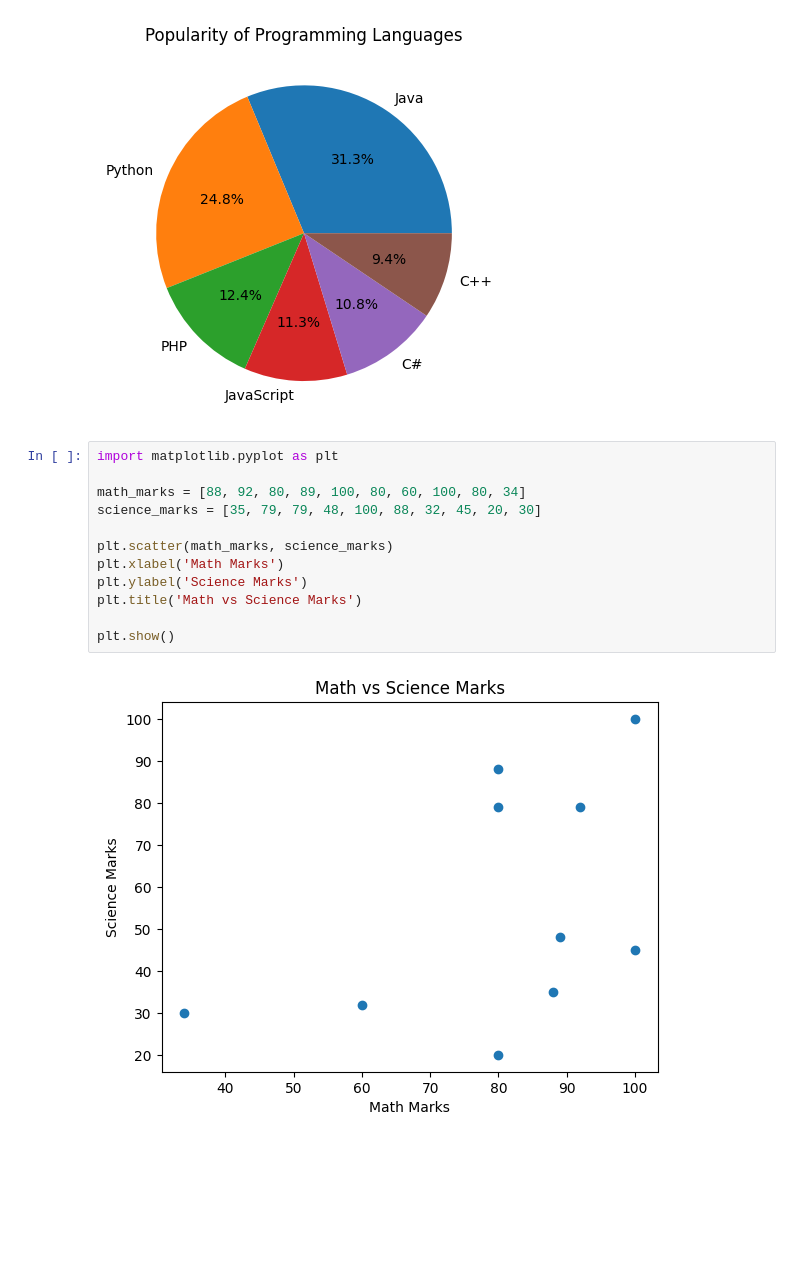
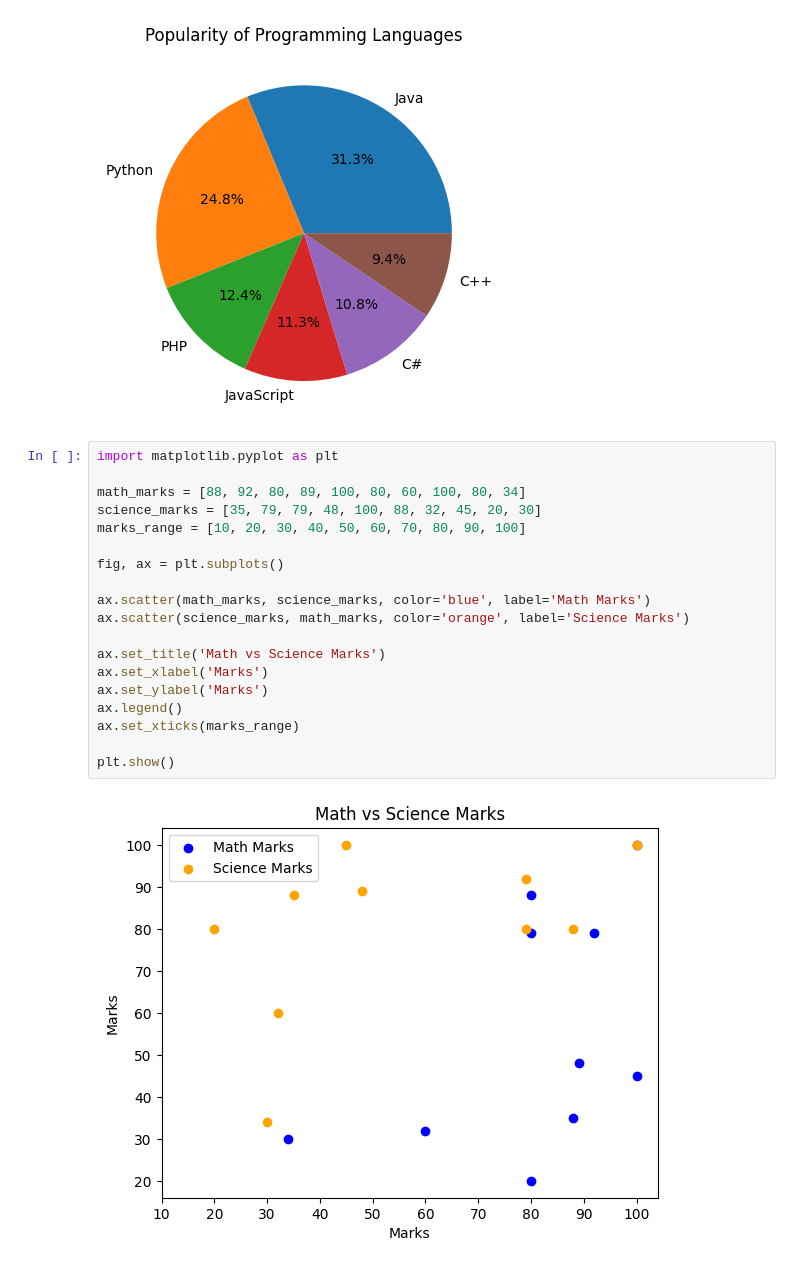
Before and after one commit to MuraliKoushikDesu/MuraliKoushikDesu, a Jupyter notebook: MuraliKoushikDesu_ICP4.ipynb, the cells around one changed output. Drawn from its saved outputs; the diff is of its cells as text; blank space fills up the shorter version.

```diff
--- a/MuraliKoushikDesu_ICP4.ipynb
+++ b/MuraliKoushikDesu_ICP4.ipynb
@@ -76,14 +66,21 @@ plt.show()
 # %%
 import matplotlib.pyplot as plt
 
 math_marks = [88, 92, 80, 89, 100, 80, 60, 100, 80, 34]
 science_marks = [35, 79, 79, 48, 100, 88, 32, 45, 20, 30]
+marks_range = [10, 20, 30, 40, 50, 60, 70, 80, 90, 100]
 
-plt.scatter(math_marks, science_marks)
-plt.xlabel('Math Marks')
-plt.ylabel('Science Marks')
-plt.title('Math vs Science Marks')
+fig, ax = plt.subplots()
+
+ax.scatter(math_marks, science_marks, color='blue', label='Math Marks')
+ax.scatter(science_marks, math_marks, color='orange', label='Science Marks')
+
+ax.set_title('Math vs Science Marks')
+ax.set_xlabel('Marks')
+ax.set_ylabel('Marks')
+ax.legend()
+ax.set_xticks(marks_range)
 
 plt.show()
 # %% [output]
-[figure, old version]
+[figure, new version]
```
Also changed, not shown: parts of 1 cell of this notebook.
